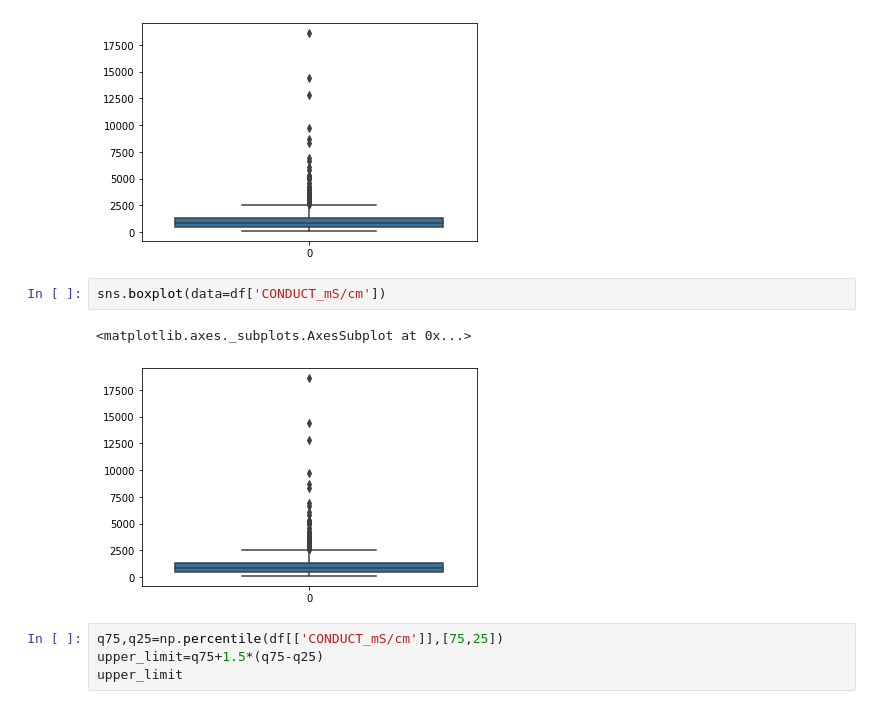
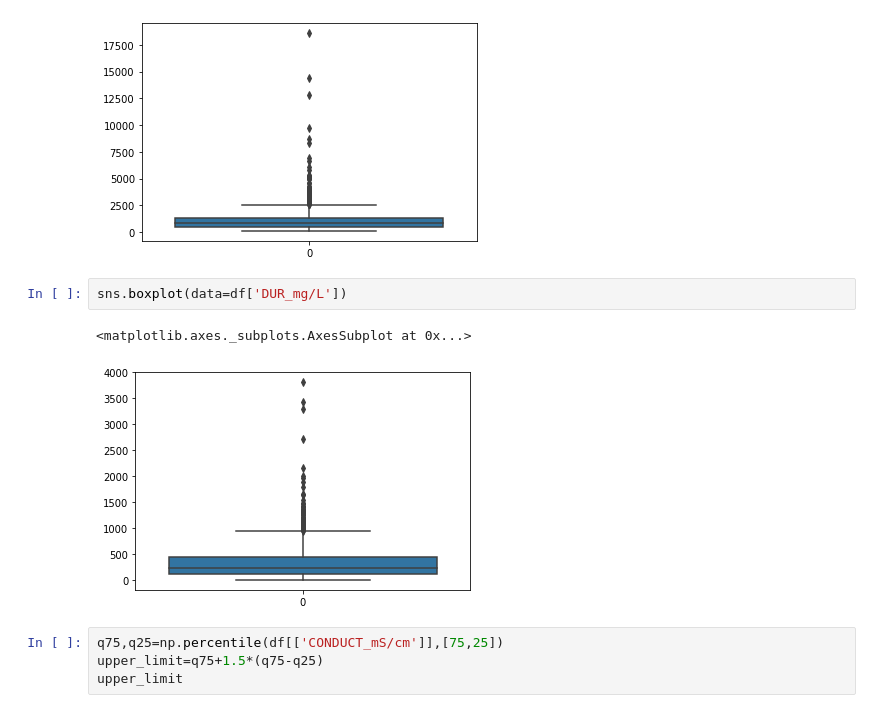
Before and after one commit to PosgradoMNA/actividades-del-proyecto-equipo-132, a Jupyter notebook: Reto_Entrega_1y2_Aguas_subterraneas_Eq132.ipynb, the cells around one changed output. Saved outputs shown, nothing was run; the diff lists cells and outputs as text.

```diff
--- a/Reto_Entrega_1y2_Aguas_subterraneas_Eq132.ipynb
+++ b/Reto_Entrega_1y2_Aguas_subterraneas_Eq132.ipynb
@@ -342,10 +342,10 @@ sns.boxplot(data=df['CONDUCT_mS/cm'])
 <matplotlib.axes._subplots.AxesSubplot at 0x...>
 [figure]
 # %%
-sns.boxplot(data=df['CONDUCT_mS/cm'])
+sns.boxplot(data=df['DUR_mg/L'])
 # %% [output]
 <matplotlib.axes._subplots.AxesSubplot at 0x...>
-[figure, old version]
+[figure, new version]
 # %%
 q75,q25=np.percentile(df[['CONDUCT_mS/cm']],[75,25])
 upper_limit=q75+1.5*(q75-q25)
```
Also changed, not shown: parts of 40 cells of this notebook.
